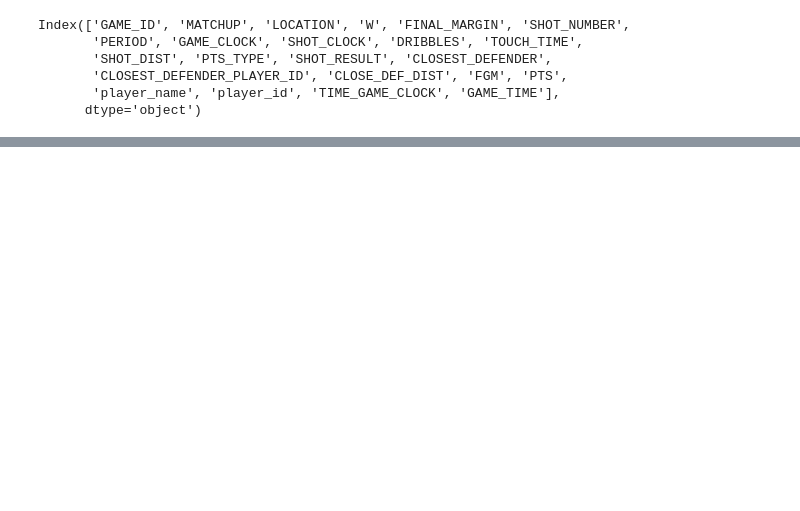
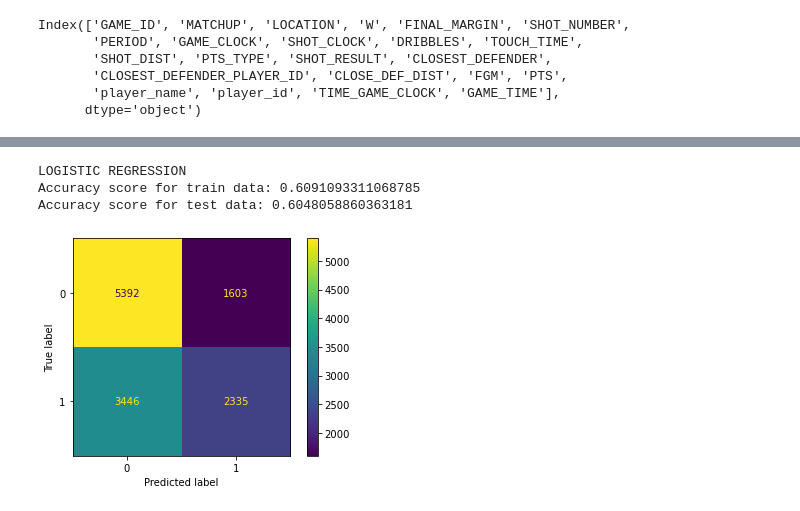
Before and after one commit to DarioD58/UZOP_project, a Jupyter notebook: predicting_shots.ipynb, the cells around one changed output, grey strips where cells are left out. Saved outputs shown, nothing was run; the diff lists cells and outputs as text; code cells hidden in the pictures; blank space fills up the shorter version.

```diff
--- a/predicting_shots.ipynb
+++ b/predicting_shots.ipynb
@@ -145,0 +253,29 @@ from sklearn.linear_model import LogisticRegression
+# %%
+from sklearn.linear_model import SGDClassifier
+from sklearn.model_selection import train_test_split, GridSearchCV
+from sklearn.pipeline import make_pipeline
+from sklearn.preprocessing import StandardScaler
+from sklearn.metrics import confusion_matrix, ConfusionMatrixDisplay
+
+def train_model(X: pd.DataFrame, y: np.array, model_type=SGDClassifier(), scaler=StandardScaler(), test_size=0.1):
+    """
+    Function for training different ML methods. You can set different model, scaler, and test size. It prints accuracy scores and plots
+    a confusion matrix.
+    """
+    X_train, X_test, y_train, y_test = train_test_split(X, y, test_size=test_size, stratify=y)
+
+    if scaler:
+        pipe = make_pipeline(scaler, model_type)
+    else:
+        pipe = make_pipeline(model_type)
+
+    model = pipe.fit(X_train, y_train)
+
+    print(f"Accuracy score for train data: {model.score(X_train, y_train)}")
+    print(f"Accuracy score for test data: {model.score(X_test, y_test)}")
+
+    disp_matrix = ConfusionMatrixDisplay(confusion_matrix(y_test, model.predict(X_test)), display_labels=model.classes_)
+    disp_matrix.plot()
+    plt.show()
+
+    return model
@@ -145,0 +286,9 @@ from sklearn.linear_model import LogisticRegression
+# %%
+print("LOGISTIC REGRESSION")
+
+log_reg = train_model(X, y, SGDClassifier(loss='log'))
+# %% [output]
+LOGISTIC REGRESSION
+Accuracy score for train data: 0.6091093311068785
+Accuracy score for test data: 0.6048058860363181
+[figure, added]
```
Also changed, not shown: parts of 39 cells of this notebook.
